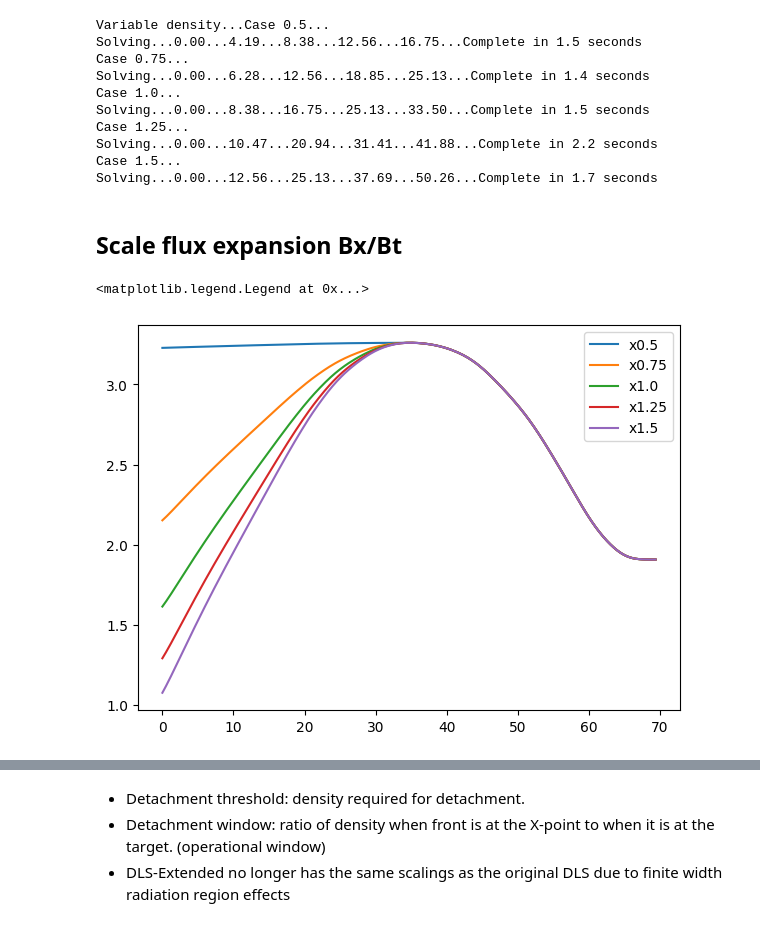
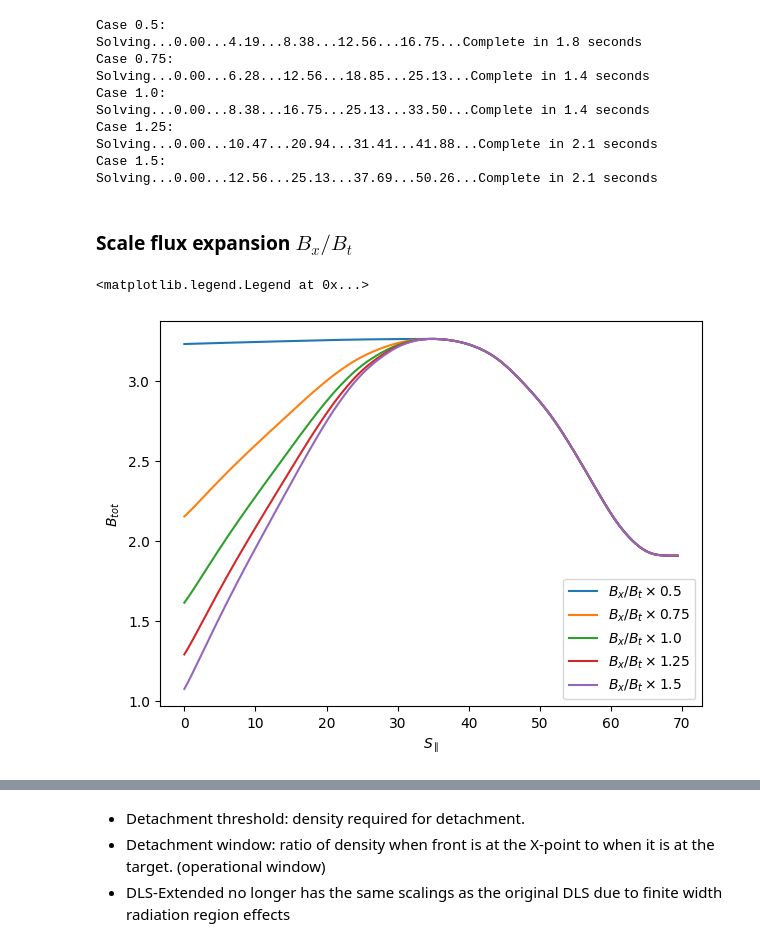
Before and after one commit to FusionDLS/FusionDLS, a Jupyter notebook: docs/examples/2_manipulating_profiles.ipynb, the cells around one changed output, grey strips where cells are left out. Drawn from its saved outputs; the diff is of its cells as text; code cells hidden in the pictures.

```diff
--- a/docs/examples/2_manipulating_profiles.ipynb
+++ b/docs/examples/2_manipulating_profiles.ipynb
@@ -32,4 +5 @@ The autoreload extension is already loaded. To reload it, use:
 - SPR38 inner and outer, visualised.
-# %%
-eqb = file_read("eqb_store.pkl")
-data = eqb["SPR38"] # Pick design to use for study
@@ -156,47 +119,40 @@ ax.legend()
 # %%
-list_cvars = ["density"]
-store = dict()
+lxscan = {}
 
-for cvar in list_cvars:
-    store[cvar] = dict()
-    print(f"Variable {cvar}...", end = "")
-
-    for case in list_Lx_scales:
-        print("Case {}...".format(case))
-        d = d_lxscale[case].copy()
-        constants = constants_default.copy()
-        radios = radios_default.copy()
-        SparRange = np.linspace(0, d["S"][d["Xpoint"]-1], 5)
-        store[cvar][case] = LRBv21(constants, radios, d, SparRange, verbosity = 0, control_variable = cvar)
-
-lxscan = copy.deepcopy(store)
+for case, data in d_lxscale.items():
+    print(f"Case {case}:")
+    SparRange = np.linspace(0, data["S"][data["Xpoint"] - 1], 5)
+    lxscan[case] = LRBv21(
+        constants, radios, data, SparRange, control_variable="density"
+    )
 # %% [output]
-Variable density...Case 0.5...
-Solving...0.00...4.19...8.38...12.56...16.75...Complete in 1.5 seconds
-Case 0.75...
+Case 0.5:
+Solving...0.00...4.19...8.38...12.56...16.75...Complete in 1.8 seconds
+Case 0.75:
 Solving...0.00...6.28...12.56...18.85...25.13...Complete in 1.4 seconds
-Case 1.0...
-Solving...0.00...8.38...16.75...25.13...33.50...Complete in 1.5 seconds
-Case 1.25...
-Solving...0.00...10.47...20.94...31.41...41.88...Complete in 2.2 seconds
-Case 1.5...
-Solving...0.00...12.56...25.13...37.69...50.26...Complete in 1.7 seconds
+Case 1.0:
+Solving...0.00...8.38...16.75...25.13...33.50...Complete in 1.4 seconds
+Case 1.25:
+Solving...0.00...10.47...20.94...31.41...41.88...Complete in 2.1 seconds
+Case 1.5:
+Solving...0.00...12.56...25.13...37.69...50.26...Complete in 2.1 seconds
 # %% [markdown]
-## Scale flux expansion Bx/Bt
+### Scale flux expansion $B_x/B_t$
 # %%
-d_BxBtscale = dict()
+d_BxBtscale = {}
 list_BxBt_scales = np.array([0.5, 0.75, 1, 1.25, 1.50])
-side = "ou"
 
-fig, ax = plt.subplots(figsize = (7,5))
+fig, ax = plt.subplots(figsize=(7, 5))
 for case in list_BxBt_scales:
-    d = copy.deepcopy(data["ou"])
-    d["Btot"]= scale_BxBt(d["Btot"], d["Xpoint"], scale_factor = case)
+    d = copy.deepcopy(spr38["ou"])
+    d["Btot"] = scale_BxBt(d["Btot"], d["Xpoint"], scale_factor=case)
     d_BxBtscale[case] = d
-    ax.plot(d["S"], d["Btot"], label = f"x{case}")
+    ax.plot(d["S"], d["Btot"], label=rf"$B_x/B_t \times {case}$")
 
+ax.set_xlabel(r"$S_{\parallel}$")
+ax.set_ylabel(r"$B_{tot}$")
 ax.legend()
 # %% [output]
 <matplotlib.legend.Legend at 0x...>
-[figure, old version]
+[figure, new version]
 # %%
```
Also changed, not shown: parts of 18 cells of this notebook.
